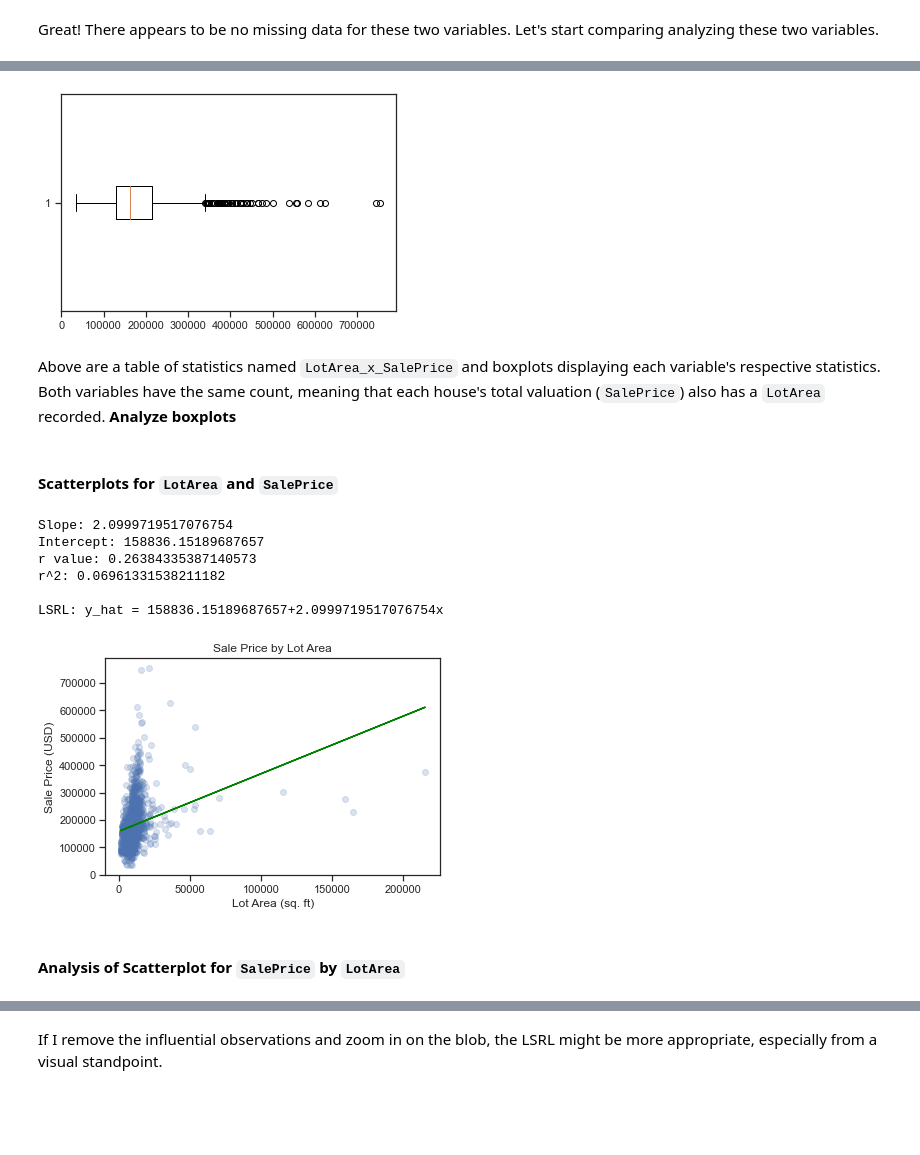
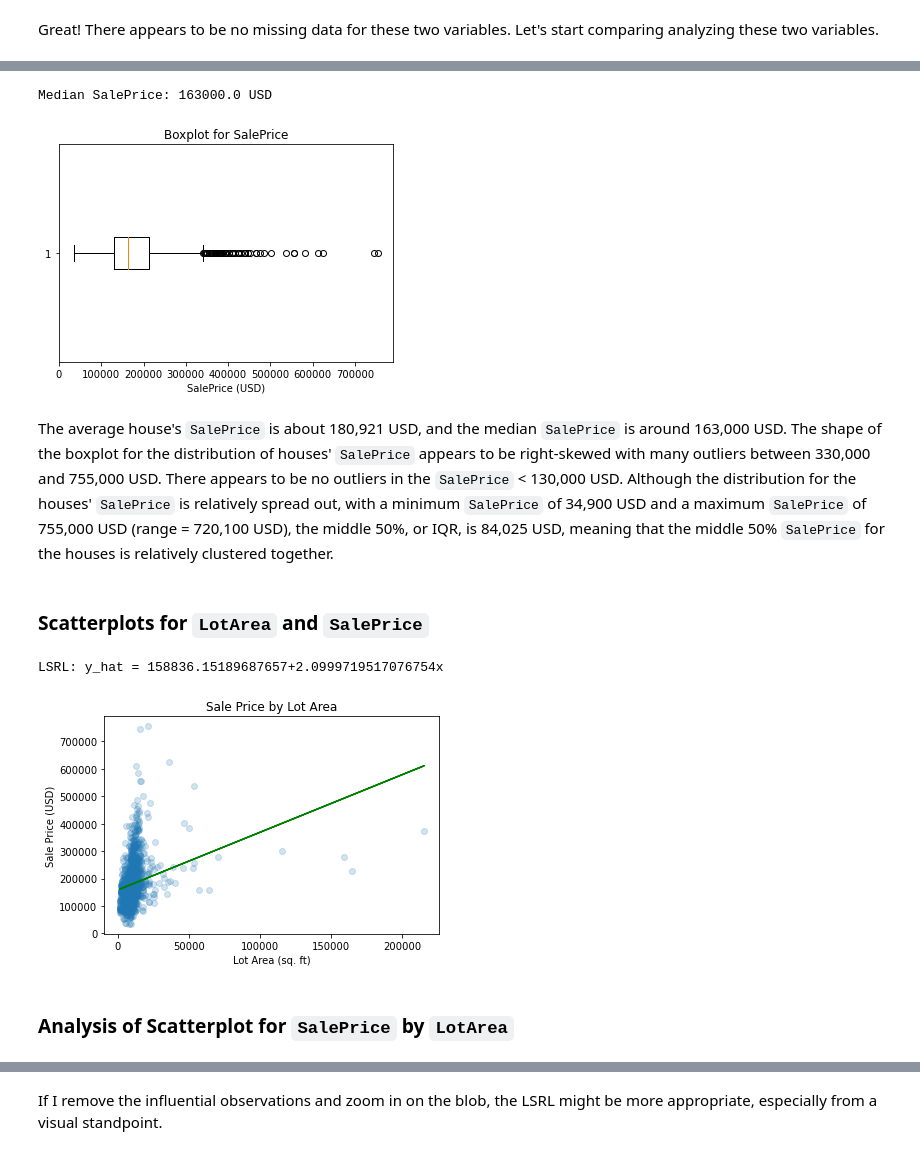
Before and after one commit to michaelhlavaty981/MTH530-AP-Statistics-I, a Jupyter notebook: LSR_Project.ipynb, the cells around one changed output, grey strips where cells are left out. Drawn from its saved outputs; the diff is of its cells as text; code cells hidden in the pictures; blank space fills up the shorter version.

```diff
--- a/LSR_Project.ipynb
+++ b/LSR_Project.ipynb
@@ -96,13 +119,19 @@ LotAreaBoxPlot = plt.boxplot(LotArea_x_SalePrice['LotArea'], vert=False)
 # %%
-SalePriceBoxPlot = plt.boxplot(data.SalePrice, vert=False)
+# Creating a boxplot for SalePrice
+plt.boxplot(data.SalePrice, vert=False)
+plt.xlabel("SalePrice (USD)")
+plt.title("Boxplot for SalePrice")
+print("Median SalePrice: {} USD".format(np.median(data.SalePrice)))
+plt.show()
 # %% [output]
+Median SalePrice: 163000.0 USD
-[figure, old version]
+[figure, new version]
-# %% [markdown]
-Above are a table of statistics named `LotArea_x_SalePrice` and boxplots displaying each variable's respective statistics. Both variables have the same count, meaning that each house's total valuation (`SalePrice`) also has a `LotArea` recorded. __Analyze boxplots__
+# %% [markdown]
+The average house's `SalePrice` is about 180,921 USD, and the median `SalePrice` is around 163,000 USD. The shape of the boxplot for the distribution of houses' `SalePrice` appears to be right-skewed with many outliers between 330,000 and 755,000 USD. There appears to be no outliers in the `SalePrice` < 130,000 USD. Although the distribution for the houses' `SalePrice` is relatively spread out, with a minimum `SalePrice` of 34,900 USD and a maximum `SalePrice` of 755,000 USD (range = 720,100 USD), the middle 50%, or IQR, is 84,025 USD, meaning that the middle 50% `SalePrice` for the houses is relatively clustered together.
 # %% [markdown]
-#### Scatterplots for `LotArea` and `SalePrice`
+### Scatterplots for `LotArea` and `SalePrice`
 # %%
-# Creating a scatterplot
+# Creating a scatterplot comparing LotArea and SalePrice
 lot_areas = np.array([i for i in data.LotArea])
 sale_prices = np.array([i for i in data.SalePrice])
 plt.scatter(lot_areas, sale_prices, alpha=0.2)
@@ -110,22 +139,16 @@ plt.title("Sale Price by Lot Area")
 plt.xlabel("Lot Area (sq. ft)")
 plt.ylabel("Sale Price (USD)")
 
-(slope, intercept, rvalue) = linregress(lot_areas,sale_prices)[:3]
+(slope, intercept) = linregress(lot_areas,sale_prices)[:2]
 y_pred = intercept + slope*lot_areas
 plt.plot(lot_areas,y_pred, color="green", label="Fitted line")
 
-print("Slope: {}\nIntercept: {}\nr value: {}\nr^2: {}\n".format(slope, intercept, rvalue, rvalue**2))
 print("LSRL: y_hat = {}+{}x\n".format(intercept, slope))
 
 plt.show()
 # %% [output]
-Slope: 2.0999719517076754
-Intercept: 158836.15189687657
-r value: 0.26384335387140573
-r^2: 0.06961331538211182
-
 LSRL: y_hat = 158836.15189687657+2.0999719517076754x
-[figure, old version]
+[figure, new version]
 # %% [markdown]
-#### Analysis of Scatterplot for `SalePrice` by `LotArea`
+### Analysis of Scatterplot for `SalePrice` by `LotArea`
 # %% [markdown]
```
Also changed, not shown: parts of 26 cells of this notebook.
